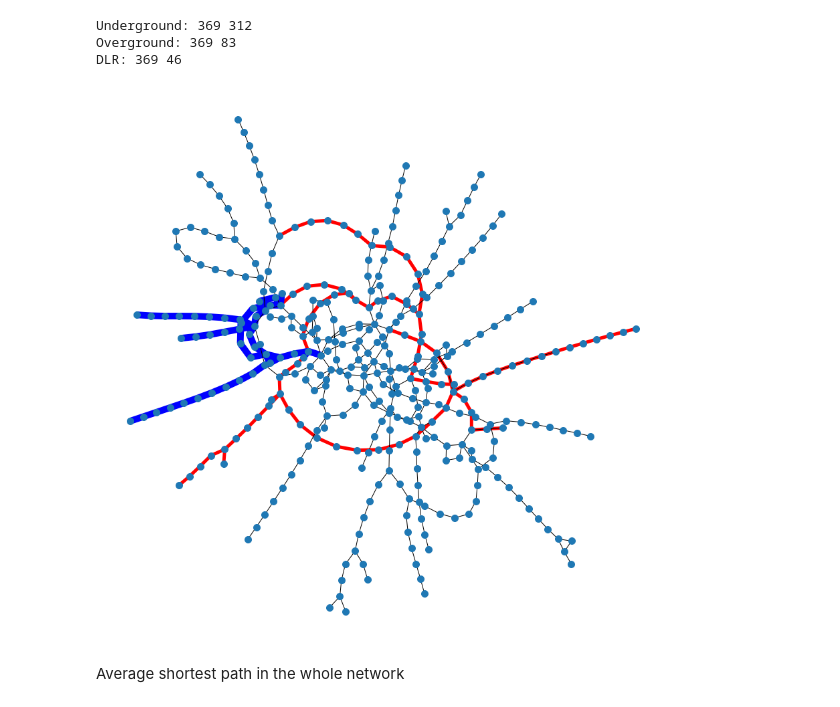
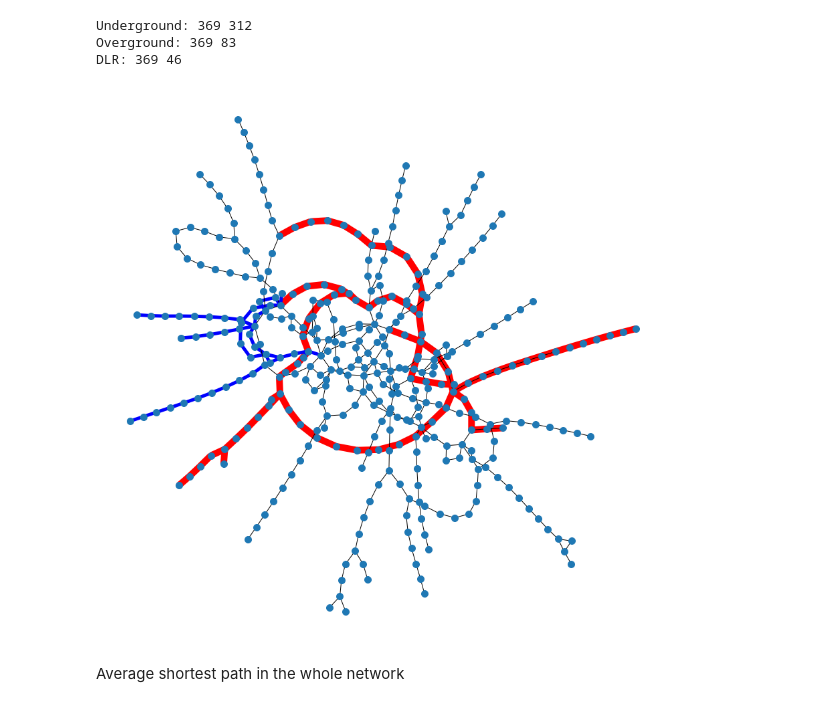
Before and after one commit to SaskaAloric/IntroCompleNeT2023, a Jupyter notebook: Notebooks/CNT_Lession7.ipynb, the cells around one changed output. Saved outputs shown, nothing was run; the diff lists cells and outputs as text; code cells hidden in the pictures.

```diff
--- a/Notebooks/CNT_Lession7.ipynb
+++ b/Notebooks/CNT_Lession7.ipynb
@@ -148,19 +152,3 @@ print(L1,L2,L3)
 312 83 46
 # %% [markdown]
 Overlaping edges
-# %%
-L12=0
-L13=0
-L23=0
-L1=0
-L2=0
-L3=0
-for u,v,a in G.edges(data=True):
-    if ((u,v,0) in s.keys()) and ((u,v,1) in s.keys()):
-        L12+=1
-    if ((u,v,0) in s.keys()) and ((u,v,2) in s.keys()):
-        L13+=1
-    if ((u,v,1) in s.keys()) and ((u,v,2) in s.keys()):
-        L23+=1
-
-print(int(L12/2),int(L13/2),int(L23/2))
@@ -194,14 +230,13 @@ DLR: 369 46
 # %%
 plt.figure(figsize =(15, 15))
 nx.draw_networkx_nodes(G, pos=posG, node_size=100)
-#nx.draw_networkx_labels(JZG, pos=posJZG)
-nx.draw_networkx_edges(G_lto,pos=posG, edge_color="red", width=5)
-nx.draw_networkx_edges(G_ltdlr,pos=posG, edge_color="blue", width=10)
+nx.draw_networkx_edges(G_lto,pos=posG, edge_color="red", width=10)
+nx.draw_networkx_edges(G_ltdlr,pos=posG, edge_color="blue", width=5)
 nx.draw_networkx_edges(G_ltu,pos=posG, edge_color="black", width=1)
 plt.box(False)
 plt.show()
 # %% [output]
-[figure, old version]
+[figure, new version]
 # %% [markdown]
 Average shortest path in the whole network
 # %%
```
Also changed, not shown: parts of 10 cells of this notebook.
